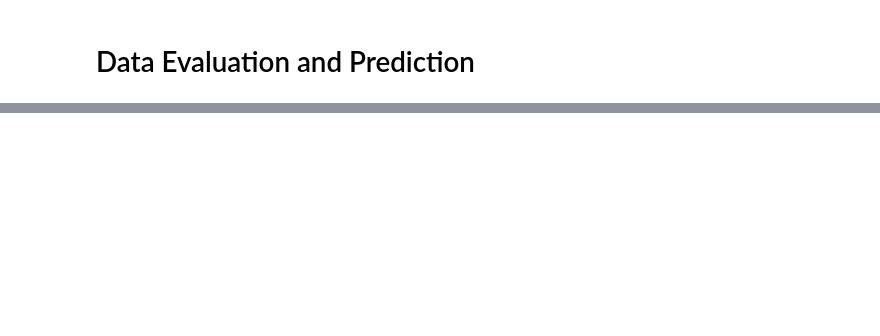
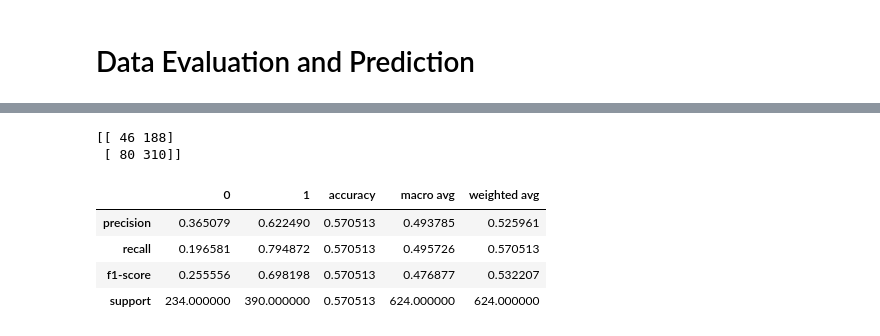
Before and after one commit to Nitin1692/Pneumonia-Detection, a Jupyter notebook: Pnemounia_Detection.ipynb, the cells around one changed output, grey strips where cells are left out. Saved outputs shown, nothing was run; the diff lists cells and outputs as text; code cells hidden in the pictures; blank space fills up the shorter version.

```diff
--- a/Pnemounia_Detection.ipynb
+++ b/Pnemounia_Detection.ipynb
@@ -290,0 +385,12 @@ print(results)
+# %%
+predict_value = model.predict(test_path, steps=len(test_path))
+print(confusion_matrix(test_path.classes, predict_value > 0.5))
+pd.DataFrame(classification_report(test_path.classes, predict_value > 0.5, output_dict=True))
+# %% [output]
+[[ 46 188]
+ [ 80 310]]
+|  | 0 | 1 | accuracy | macro avg | weighted avg |
+| precision | 0.365079 | 0.622490 | 0.570513 | 0.493785 | 0.525961 |
+| recall | 0.196581 | 0.794872 | 0.570513 | 0.495726 | 0.570513 |
+| f1-score | 0.255556 | 0.698198 | 0.570513 | 0.476877 | 0.532207 |
+| support | 234.000000 | 390.000000 | 0.570513 | 624.000000 | 624.000000 |
```
Also changed, not shown: parts of 19 cells of this notebook.
